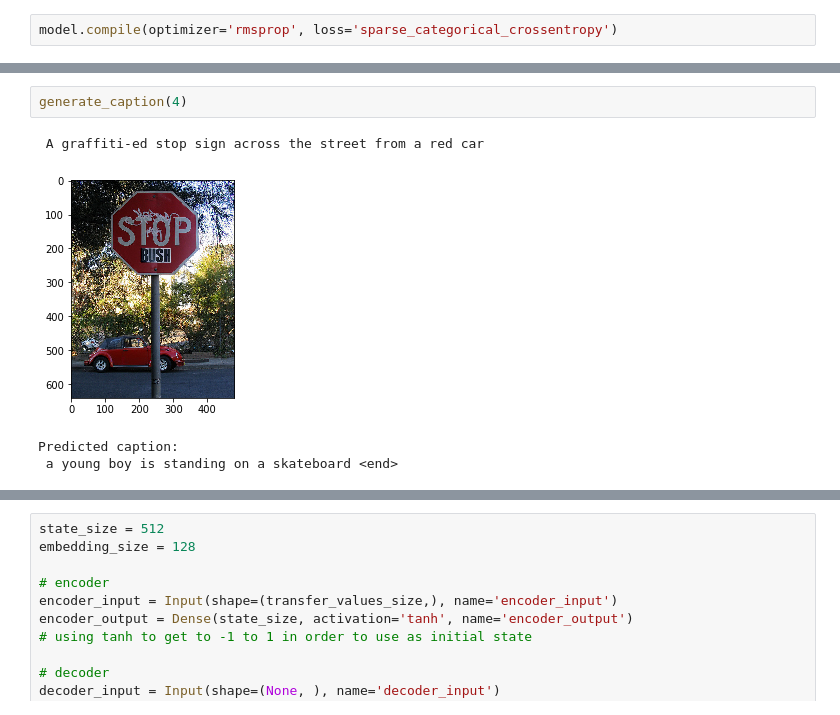
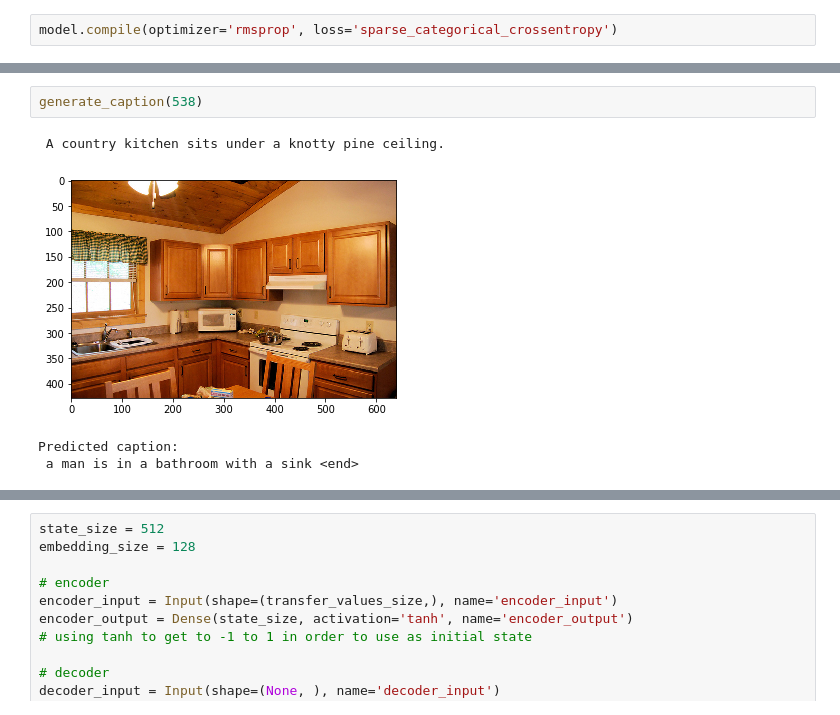
Before and after one commit to catnado/Image_Caption, a Jupyter notebook: Baseline_Model.ipynb, the cells around one changed output, grey strips where cells are left out. Saved outputs shown, nothing was run; the diff lists cells and outputs as text.

```diff
--- a/Baseline_Model.ipynb
+++ b/Baseline_Model.ipynb
@@ -527,10 +611,10 @@ Wall time: 1min 33s
 # %%
-generate_caption(4)
+generate_caption(538)
 # %% [output]
- A graffiti-ed stop sign across the street from a red car
+ A country kitchen sits under a knotty pine ceiling.
-[figure, old version]
+[figure, new version]
 Predicted caption:
- a young boy is standing on a skateboard <end>
+ a man is in a bathroom with a sink <end>
 # %%
 generate_caption2(4)
 # %% [output]
```
Also changed, not shown: parts of 34 cells of this notebook, 2 other files.
